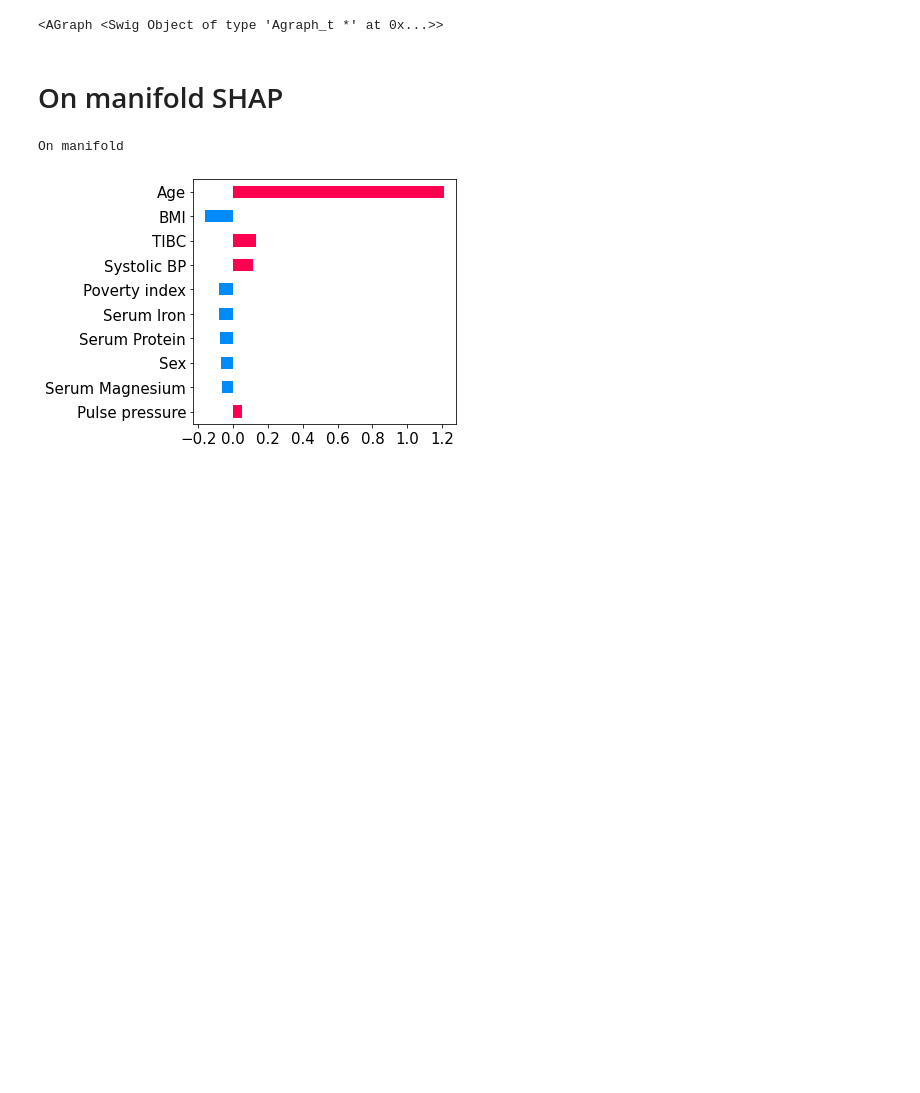
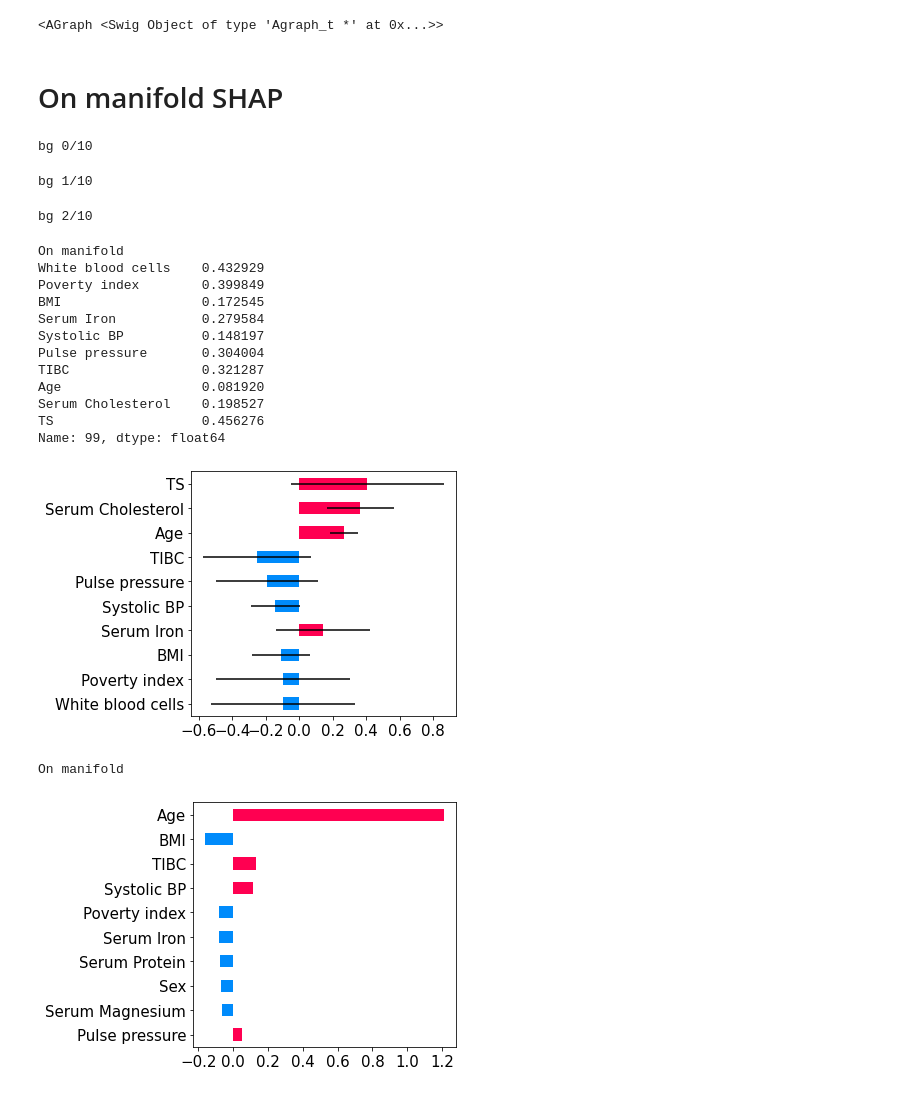
Before and after one commit to nathanwang000/Shapley-Flow, a Jupyter notebook: clean_notebooks/nutrition.ipynb, the cells around one changed output. Drawn from its saved outputs; the diff is of its cells as text; code cells hidden in the pictures; blank space fills up the shorter version.

Commit message:
added manifold confidence interval

```diff
--- a/clean_notebooks/nutrition.ipynb
+++ b/clean_notebooks/nutrition.ipynb
@@ -186,6 +186,39 @@ f = lambda x: model.predict(xgboost.DMatrix(pd.DataFrame(x, columns=feature_name
 
 explainer = OnManifoldExplainer(f, bg, nruns=nruns, sigma_sq=1e-1, single_bg=False) # multiple sample version
 cf_on_manifold = explainer.shap_values(X[:nsamples])
+# %%
+# multiple background result with individual run
+manifold_edge_credits = [] # save for each run
+bg_on_manifold = X.fillna(X.mean()).sample(100) # used to learn conditional dependence
+for i in range(len(bg)): # average run result using linearity axiom
+    print(f'bg {i}/{len(bg)}')
+    for j in range(nruns):
+        explainer = OnManifoldExplainer(f, pd.concat([bg[i:i+1], bg_on_manifold]), nruns=1, sigma_sq=1e-1, single_bg=True)
+        cf_on_manifold = explainer.shap_values(X[:nsamples])
+        manifold_edge_credits.append(cf_on_manifold) # use node name is more portable vs. node
+# %% [output]
+bg 0/10
+bg 1/10
+bg 2/10
+# %%
+print('On manifold')
+sum(manifold_edge_credits).draw(sample_ind, show=False, max_display=10)
+plt.tight_layout()
+plt.show()
+# %% [output]
+On manifold
+White blood cells    0.432929
+Poverty index        0.399849
+BMI                  0.172545
+Serum Iron           0.279584
+Systolic BP          0.148197
+Pulse pressure       0.304004
+TIBC                 0.321287
+Age                  0.081920
+Serum Cholesterol    0.198527
+TS                   0.456276
+Name: 99, dtype: float64
+[figure, added]
 # %%
 print('On manifold')
 cf_on_manifold.draw(sample_ind, show=False, max_display=10)
```
Also changed, not shown: parts of 2 cells of this notebook, 1 other file.
